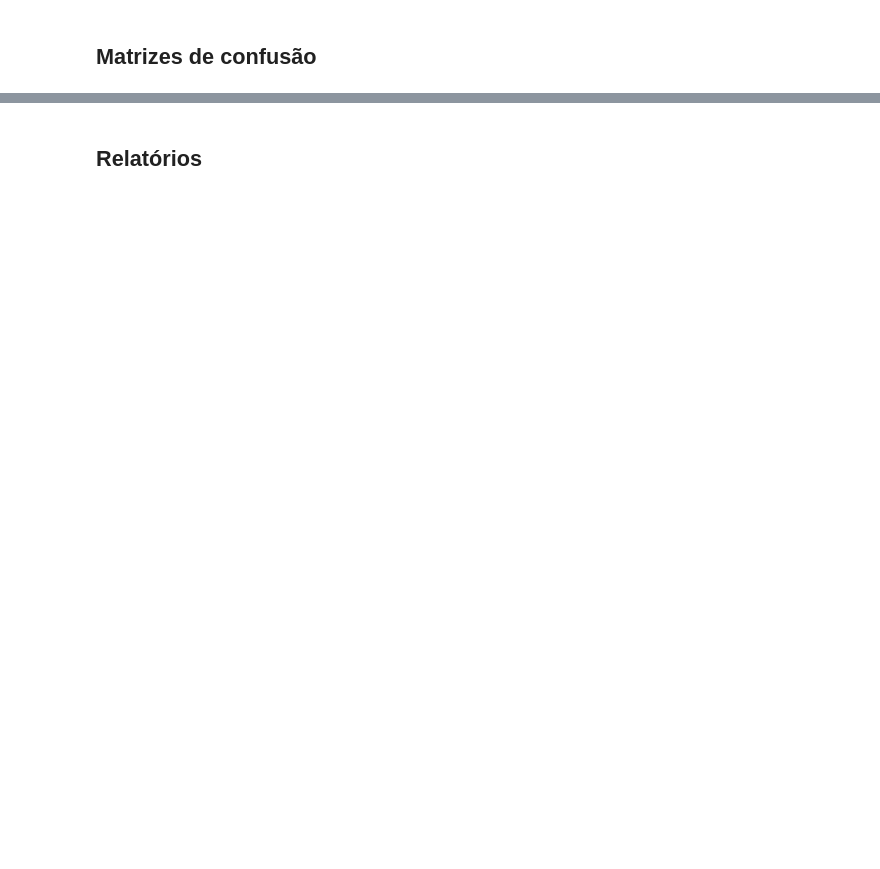
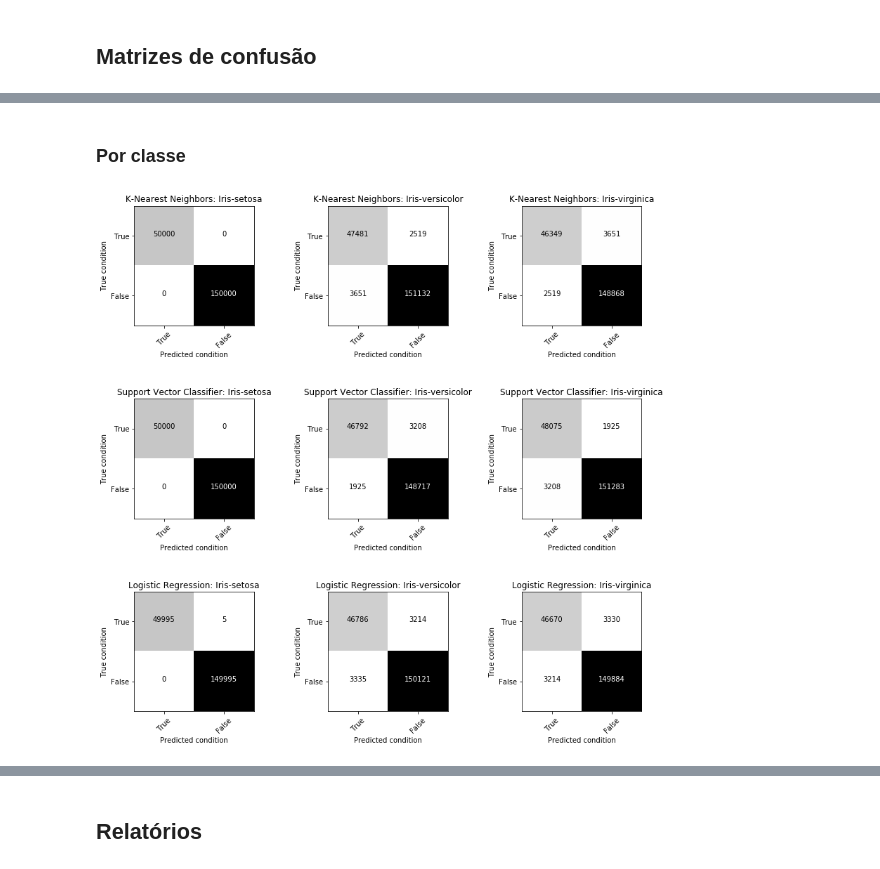
Before and after one commit to cristianokiu/desafio_datascience_intelivix_dez2016, a Jupyter notebook: Basico.ipynb, the cells around one changed output, grey strips where cells are left out. Cells and saved outputs as stored; diff of their text form; code cells hidden in the pictures; blank space fills up the shorter version.

```diff
--- a/Basico.ipynb
+++ b/Basico.ipynb
@@ -142,0 +141,15 @@ utils.plot_confusion_matrices(cms, encoder.classes_, titles=classifiers_names)
+# %% [markdown]
+### Por classe
+# %%
+cl_cms = []
+titles = []
+for cm, name in zip(cms, classifiers_names):
+    for cl in utils.ConfusionMatrix(cm, encoder.classes_):
+        titles.append('{0}: {1}'.format(name, cl.name))
+        cl_cms.append([[cl.TP, cl.FN], [cl.FP, cl.TN]])
+
+arr = np.array(cl_cms)
+
+utils.plot_confusion_matrices(np.array(cl_cms), ['True', 'False'], titles=titles)
+# %% [output]
+[figure, added]
```
Also changed, not shown: parts of 13 cells of this notebook, 1 other file.
